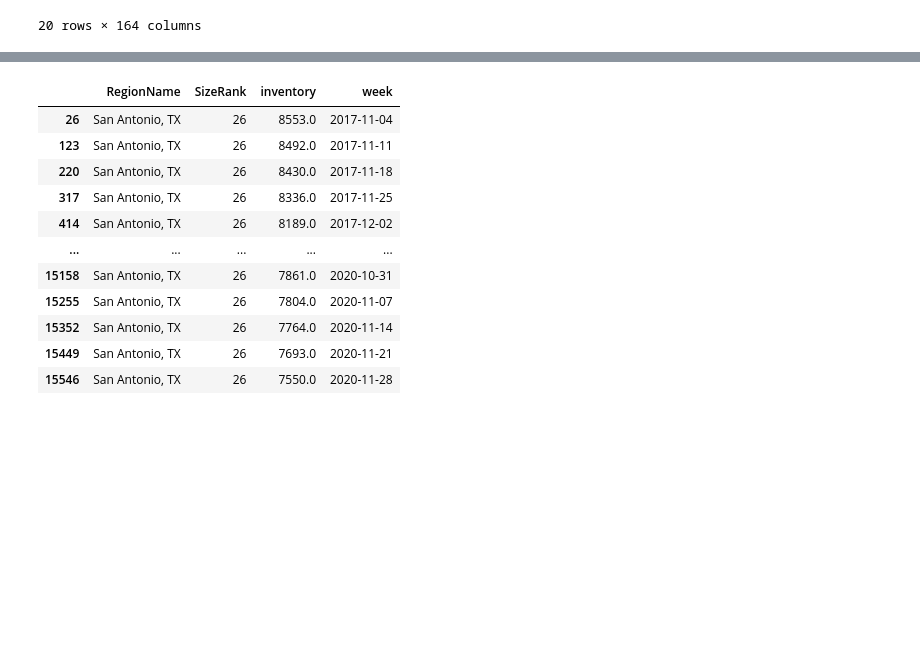
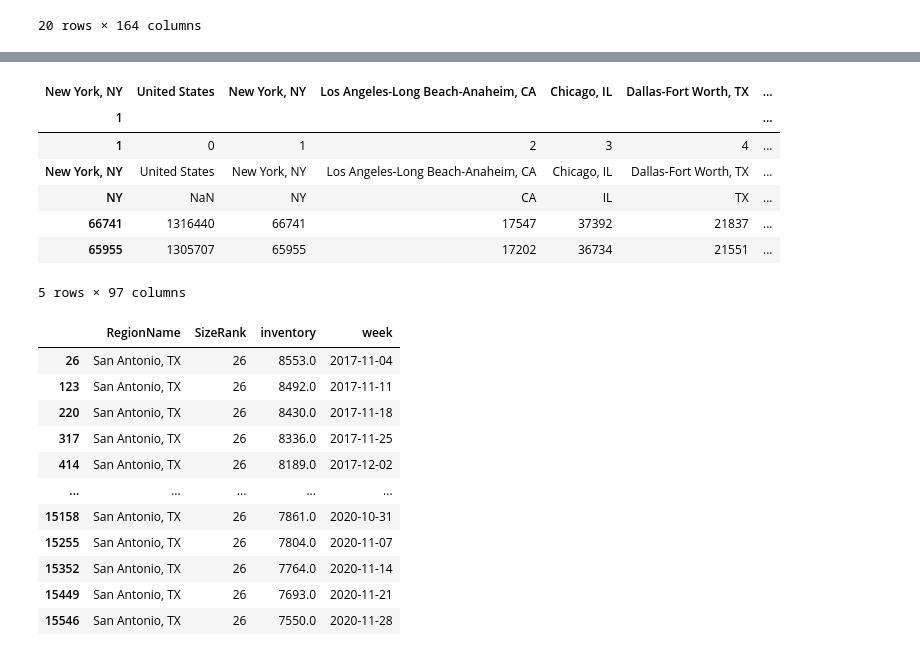
Before and after one commit to ricksolis/zillow-real_estate_data_cleaning, a Jupyter notebook: notebooks/1. Zillow-Inventory Sales -- Cleaning Data.ipynb, the cells around one changed output, grey strips where cells are left out. Cells and saved outputs as stored; diff of their text form; code cells hidden in the pictures; blank space fills up the shorter version.

```diff
--- a/notebooks/1. Zillow-Inventory_Sales -- Cleaning Data.ipynb
+++ b/notebooks/1. Zillow-Inventory Sales -- Cleaning Data.ipynb
@@ -124,3 +121,14 @@ mdf
+# %%
+transpose.head()
+# %% [output]
+| New York, NY | United States | New York, NY | Los Angeles-Long Beach-Anaheim, CA | Chicago, IL | Dallas-Fort Worth, TX | ... |
+| 1 |  |  |  |  |  | ... |
+| 1 | 0 | 1 | 2 | 3 | 4 | ... |
+| New York, NY | United States | New York, NY | Los Angeles-Long Beach-Anaheim, CA | Chicago, IL | Dallas-Fort Worth, TX | ... |
+| NY | NaN | NY | CA | IL | TX | ... |
+| 66741 | 1316440 | 66741 | 17547 | 37392 | 21837 | ... |
+| 65955 | 1305707 | 65955 | 17202 | 36734 | 21551 | ... |
+5 rows × 97 columns
 # %%
 mdf['week'] = pd.to_datetime(mdf['variable'])
 mdf.drop(columns='variable', axis=1, inplace=True)
```
Also changed, not shown: parts of 8 cells of this notebook, 1 other file.
